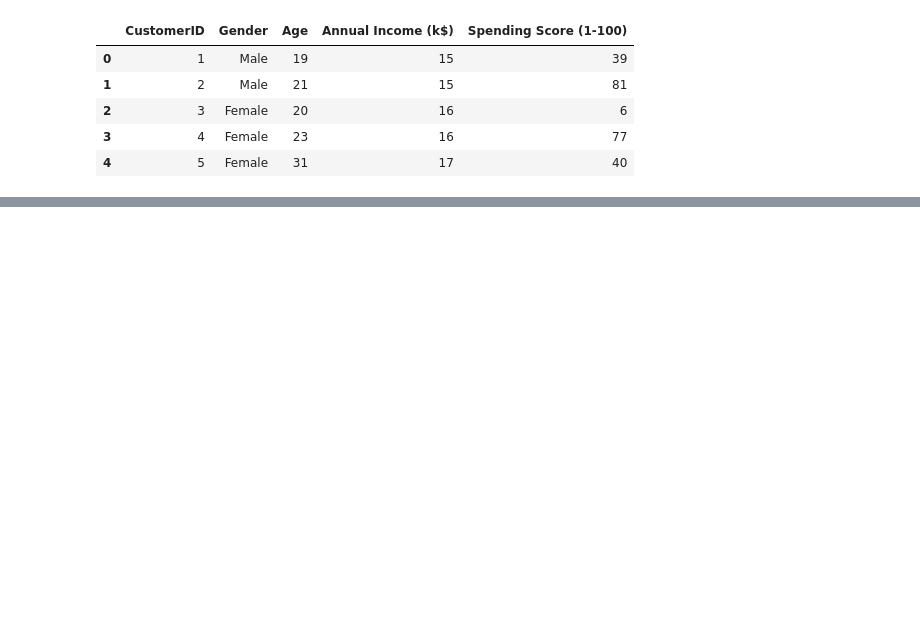
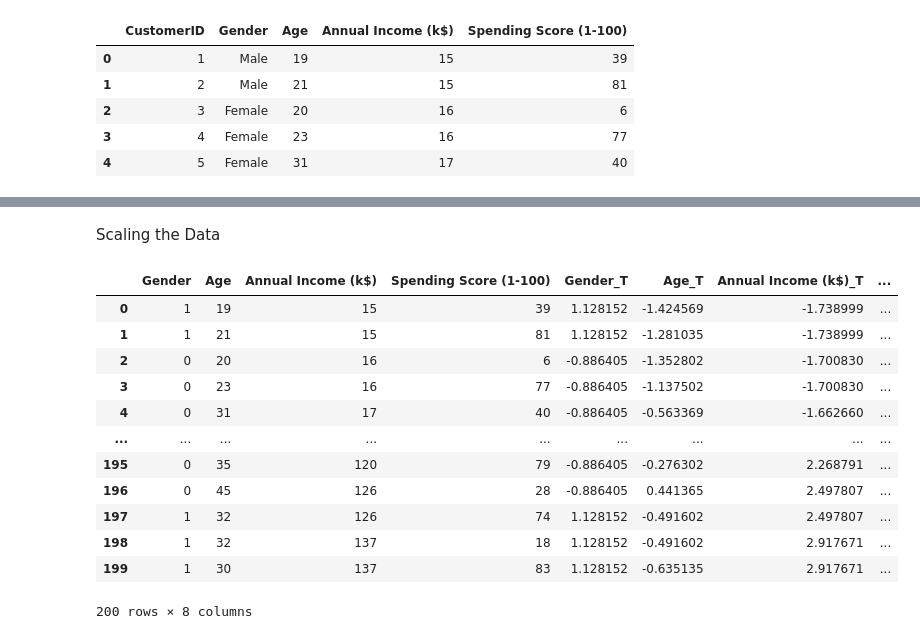
Before and after one commit to shahdAhmed101/PRODIGY_ML_02, a Jupyter notebook: Task 02.ipynb, the cells around one changed output, grey strips where cells are left out. Saved outputs shown, nothing was run; the diff lists cells and outputs as text; code cells hidden in the pictures; blank space fills up the shorter version.

```diff
--- a/Task 02.ipynb
+++ b/Task 02.ipynb
@@ -13,0 +71,3 @@ df.head()
+# %%
+lr = LabelEncoder()
+df["Gender"] = lr.fit_transform(df["Gender"])
@@ -13,0 +87,2 @@ df.head()
+# %% [markdown]
+Scaling the Data
@@ -13,0 +93,16 @@ df.head()
+# %%
+df
+# %% [output]
+|  | Gender | Age | Annual Income (k$) | Spending Score (1-100) | Gender_T | Age_T | Annual Income (k$)_T | ... |
+| 0 | 1 | 19 | 15 | 39 | 1.128152 | -1.424569 | -1.738999 | ... |
+| 1 | 1 | 21 | 15 | 81 | 1.128152 | -1.281035 | -1.738999 | ... |
+| 2 | 0 | 20 | 16 | 6 | -0.886405 | -1.352802 | -1.700830 | ... |
+| 3 | 0 | 23 | 16 | 77 | -0.886405 | -1.137502 | -1.700830 | ... |
+| 4 | 0 | 31 | 17 | 40 | -0.886405 | -0.563369 | -1.662660 | ... |
+| ... | ... | ... | ... | ... | ... | ... | ... | ... |
+| 195 | 0 | 35 | 120 | 79 | -0.886405 | -0.276302 | 2.268791 | ... |
+| 196 | 0 | 45 | 126 | 28 | -0.886405 | 0.441365 | 2.497807 | ... |
+| 197 | 1 | 32 | 126 | 74 | 1.128152 | -0.491602 | 2.497807 | ... |
+| 198 | 1 | 32 | 137 | 18 | 1.128152 | -0.491602 | 2.917671 | ... |
+| 199 | 1 | 30 | 137 | 83 | 1.128152 | -0.635135 | 2.917671 | ... |
+200 rows × 8 columns
```
Also changed, not shown: parts of 27 cells of this notebook.
